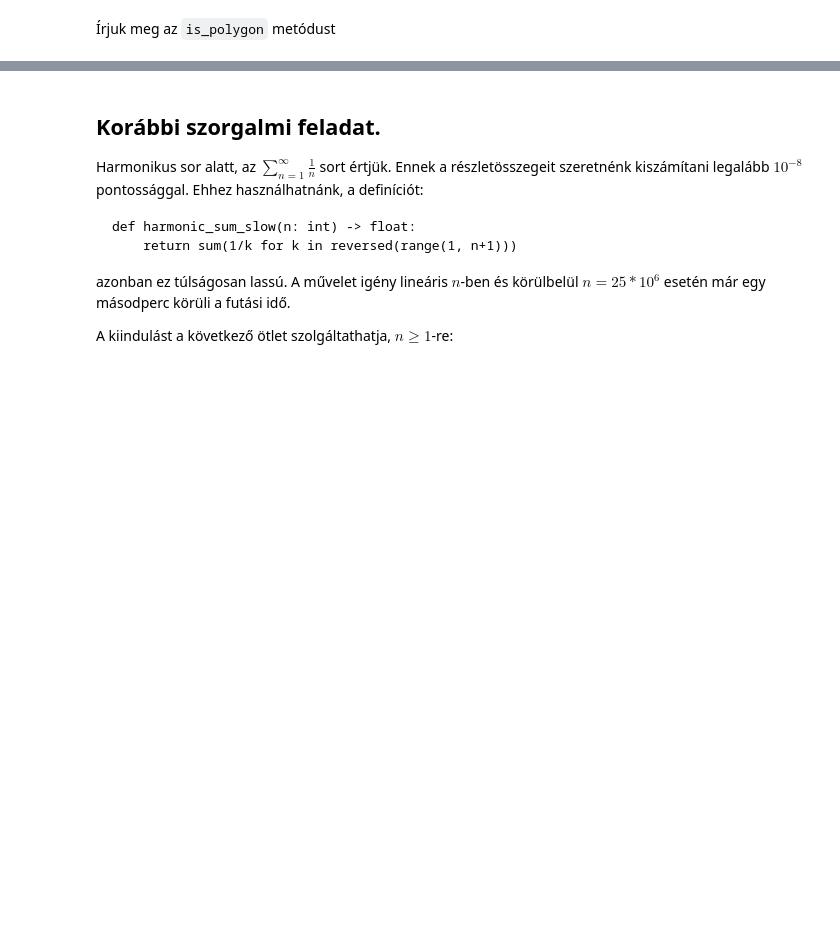
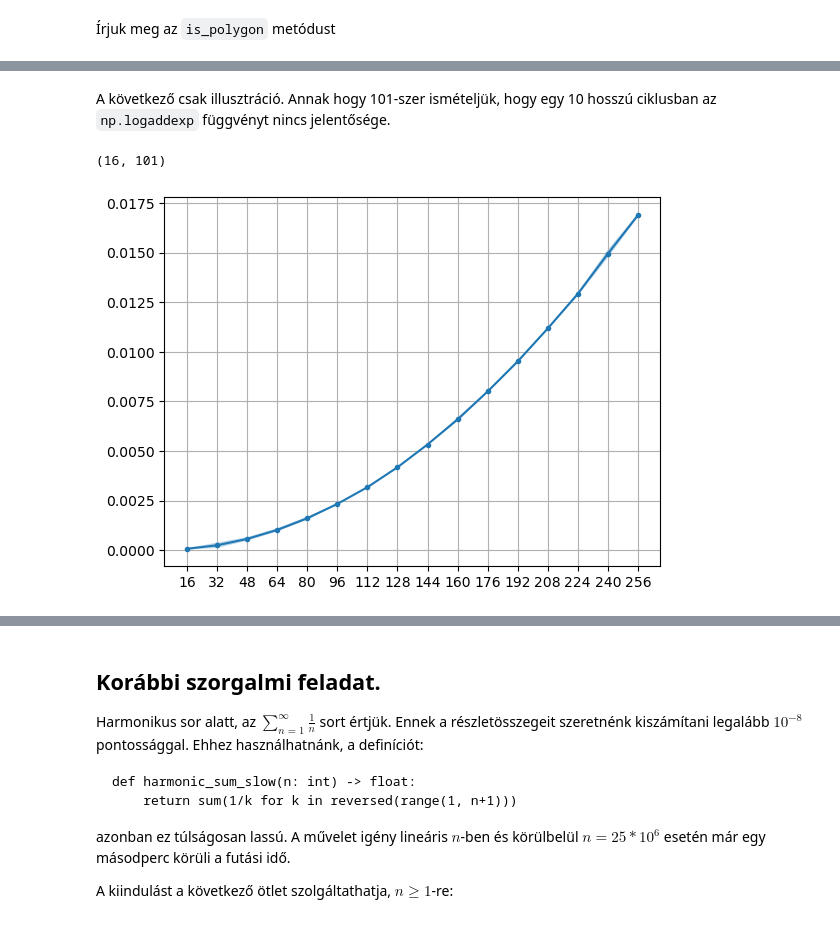
Before and after one commit to prokaj/elte-python, a Jupyter notebook: 11-gyakorlat.ipynb, the cells around one changed output, grey strips where cells are left out. Saved outputs shown, nothing was run; the diff lists cells and outputs as text; code cells hidden in the pictures; blank space fills up the shorter version.

```diff
--- a/11-gyakorlat.ipynb
+++ b/11-gyakorlat.ipynb
@@ -208,0 +226,31 @@ is_inner=True, len(points)=1
+# %% [markdown]
+A következő csak illusztráció. Annak hogy 101-szer ismételjük, hogy egy 10 hosszú ciklusban az `np.logaddexp` függvényt nincs jelentősége.
+# %%
+def measure_time(k):
+    timer = timeit.Timer(
+        stmt = 'np.logaddexp(0, x)',
+        globals = {
+            'np': np,
+            'x': np.random.normal(size=(k,k))
+        }
+    )
+    return timer.repeat(101, 10)
+
+time_data = np.array([measure_time(k) for k in range(16, 257, 16)])
+print(time_data.shape)
+# %% [output]
+(16, 101)
+# %%
+
+mu = time_data.mean(axis=1)
+sigma = time_data.std(axis=1)
+
+plt.plot(range(16,257,16), mu, 'o-', markersize=3)
+
+plt.fill_between(range(16,257,16), mu-2*sigma, mu+2*sigma, alpha=0.3)
+
+plt.xticks(range(16,257,16))
+
+plt.grid()
+# %% [output]
+[figure, added]
```
Also changed, not shown: parts of 15 cells of this notebook.
